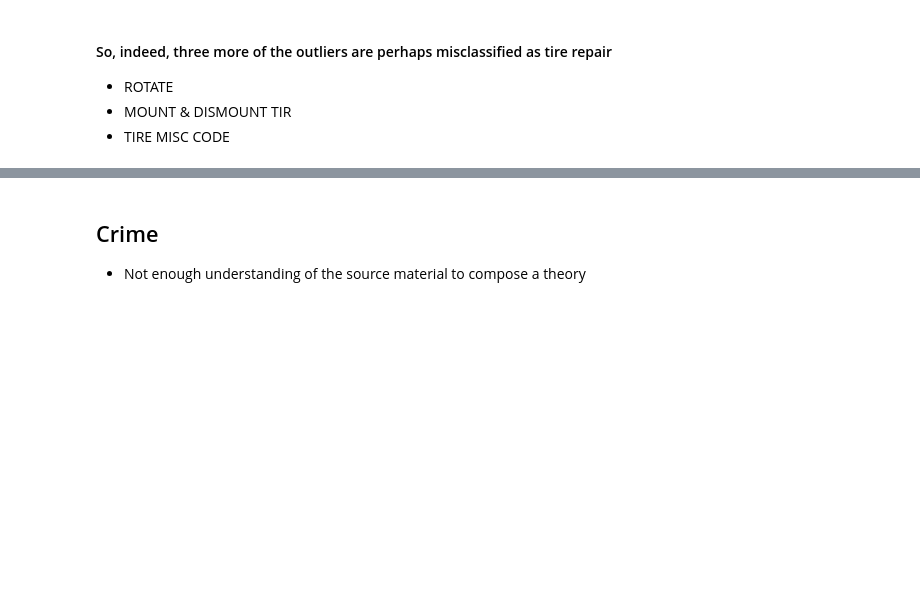
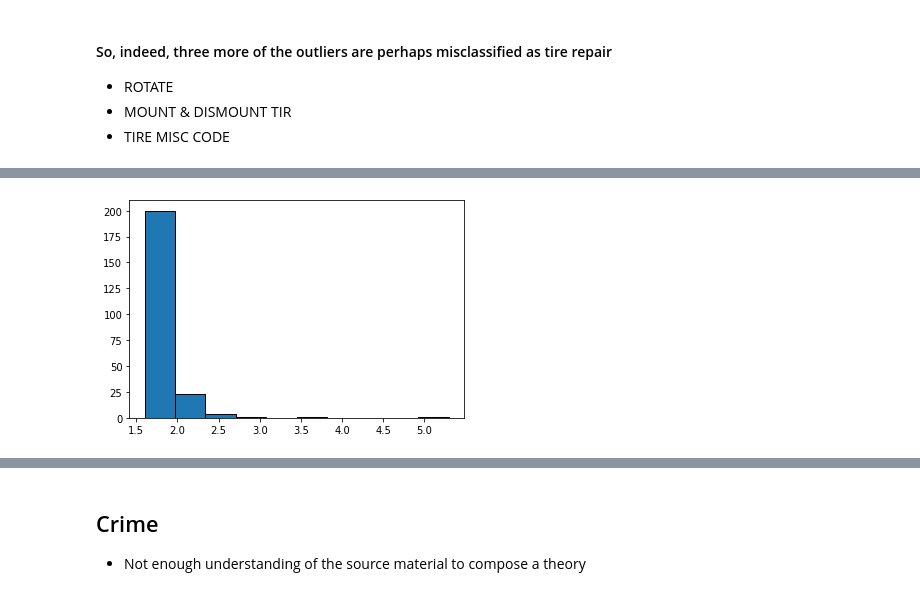
Before and after one commit to holman-data-science/data-science-interview-eval, a Jupyter notebook: Outlier Investigation.ipynb, the cells around one changed output, grey strips where cells are left out. Drawn from its saved outputs; the diff is of its cells as text; code cells hidden in the pictures; blank space fills up the shorter version.

Commit message:
Added an additional avenue of inquiry, that being the possibility of multiple tire repairs recorded as a single cost

```diff
--- a/Outlier Investigation.ipynb
+++ b/Outlier Investigation.ipynb
@@ -149,0 +152,5 @@ TIRE MISC CODE  1   1
+# %%
+# Build a new dataframe with large outliers
+pd.set_option('display.max_rows', 10)
+high_end_df = iqr_outlier_df.loc[(iqr_outlier_df['cost'] >= iqr_upper_limit)].copy()
+high_end_df
@@ -149,0 +171,13 @@ TIRE MISC CODE  1   1
+# %%
+import decimal
+
+def find_tire_count(cost):
+  """ See if the cost is a multiple of the mean tire repair cost """
+
+  decimal.getcontext().prec = 2
+
+  # See how many tires we could have, guven the mean of $229.96
+  return float(decimal.Decimal(cost) / decimal.Decimal(229.96))
+
+high_end_df['num_tires'] = high_end_df.apply(lambda row : find_tire_count(row['cost']), axis = 1)
+high_end_df
@@ -149,0 +198,8 @@ TIRE MISC CODE  1   1
+# %%
+import matplotlib.pyplot as plt
+%matplotlib inline
+
+plt.hist(high_end_df['num_tires'], edgecolor='black')
+plt.show()
+# %% [output]
+[figure, added]
```
Also changed, not shown: parts of 5 cells of this notebook.
